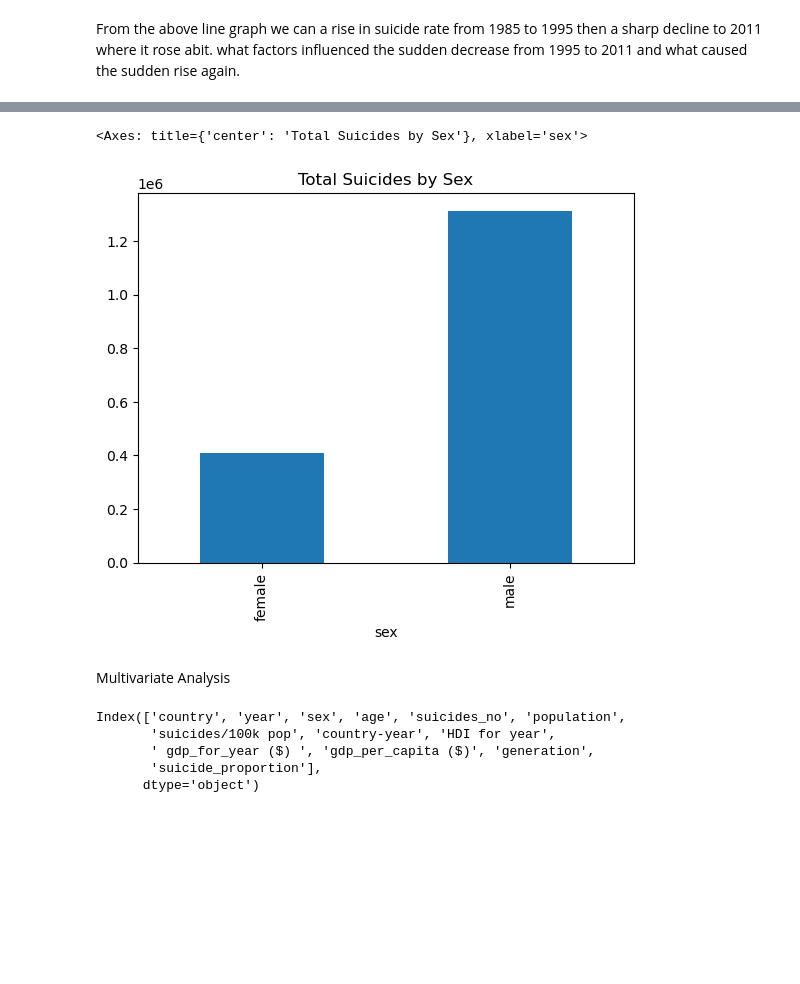
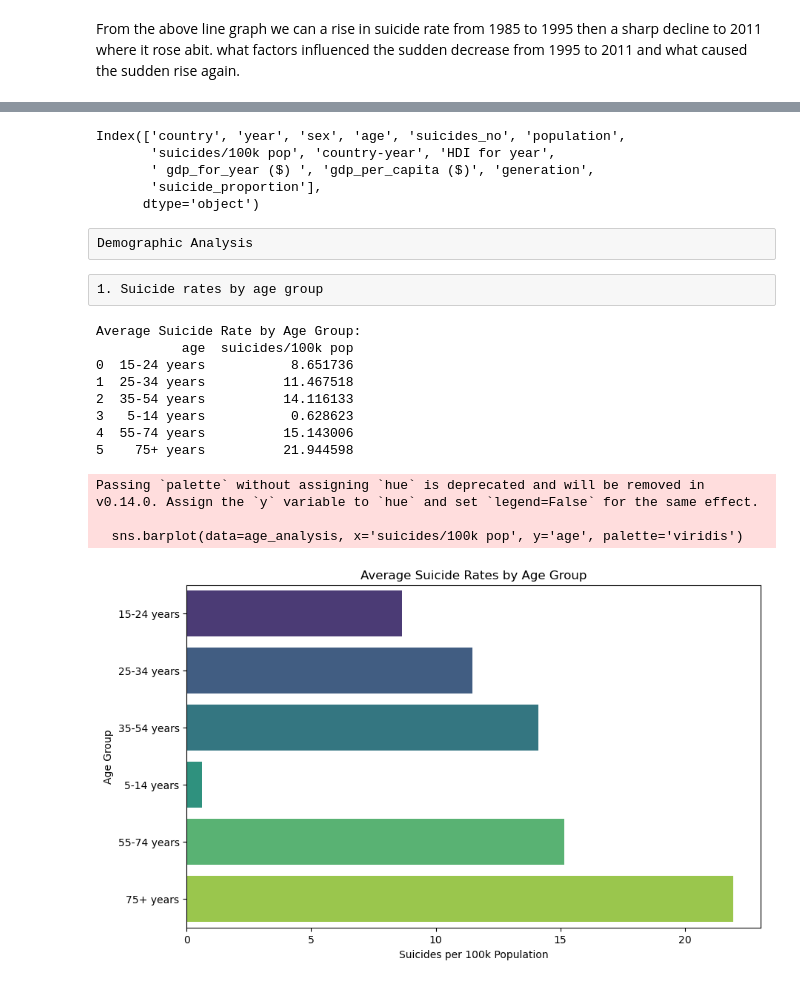
Before and after one commit to hadasssahamase/Suicide_rates_project, a Jupyter notebook: Suicide_rate_project/Suicide_rate_project.ipynb, the cells around one changed output, grey strips where cells are left out. Cells and saved outputs as stored; diff of their text form; code cells hidden in the pictures; blank space fills up the shorter version.

```diff
--- a/Suicide_rate_project/Suicide_rate_project.ipynb
+++ b/Suicide_rate_project/Suicide_rate_project.ipynb
@@ -67,10 +65,6 @@ generation                0
 dtype: int64
 # %% [markdown]
 There are 19456 missing values in the HDI for year column
-# %%
-# dropping missing values in the HDI for year column
-
-df = df.dropna()
 # %%
 # Confirming missing values
 df.isnull().sum()
@@ -245,12 +107,3 @@ Text(0.5, 1.0, 'Population vs Suicides Number')
-# %%
-#sex vs suicides_no
-total_suicides_by_sex = df.groupby('sex')['suicides_no'].sum()
-total_suicides_by_sex.plot(kind='bar', title='Total Suicides by Sex')
-# %% [output]
-<Axes: title={'center': 'Total Suicides by Sex'}, xlabel='sex'>
-[figure, removed]
-# %% [markdown]
-Multivariate Analysis
 # %%
 df.columns
 # %% [output]
@@ -259,3 +112,33 @@ Index(['country', 'year', 'sex', 'age', 'suicides_no', 'population',
        ' gdp_for_year ($) ', 'gdp_per_capita ($)', 'generation',
        'suicide_proportion'],
       dtype='object')
+# %% [raw]
+Demographic Analysis
+# %% [raw]
+1. Suicide rates by age group
+# %%
+# Group data by age and calculate the average suicide rate
+age_analysis = df.groupby('age')['suicides/100k pop'].mean().reset_index()
+print("\nAverage Suicide Rate by Age Group:")
+print(age_analysis)
+
+# Plot suicide rates by age
+plt.figure(figsize=(10, 6))
+sns.barplot(data=age_analysis, x='suicides/100k pop', y='age', palette='viridis')
+plt.title('Average Suicide Rates by Age Group')
+plt.xlabel('Suicides per 100k Population')
+plt.ylabel('Age Group')
+plt.show()
+# %% [output]
+Average Suicide Rate by Age Group:
+           age  suicides/100k pop
+0  15-24 years           8.651736
+1  25-34 years          11.467518
+2  35-54 years          14.116133
+3   5-14 years           0.628623
+4  55-74 years          15.143006
+5    75+ years          21.944598
+Passing `palette` without assigning `hue` is deprecated and will be removed in v0.14.0. Assign the `y` variable to `hue` and set `legend=False` for the same effect.
+
+  sns.barplot(data=age_analysis, x='suicides/100k pop', y='age', palette='viridis')
+[figure, added]
```
Also changed, not shown: parts of 33 cells of this notebook.
